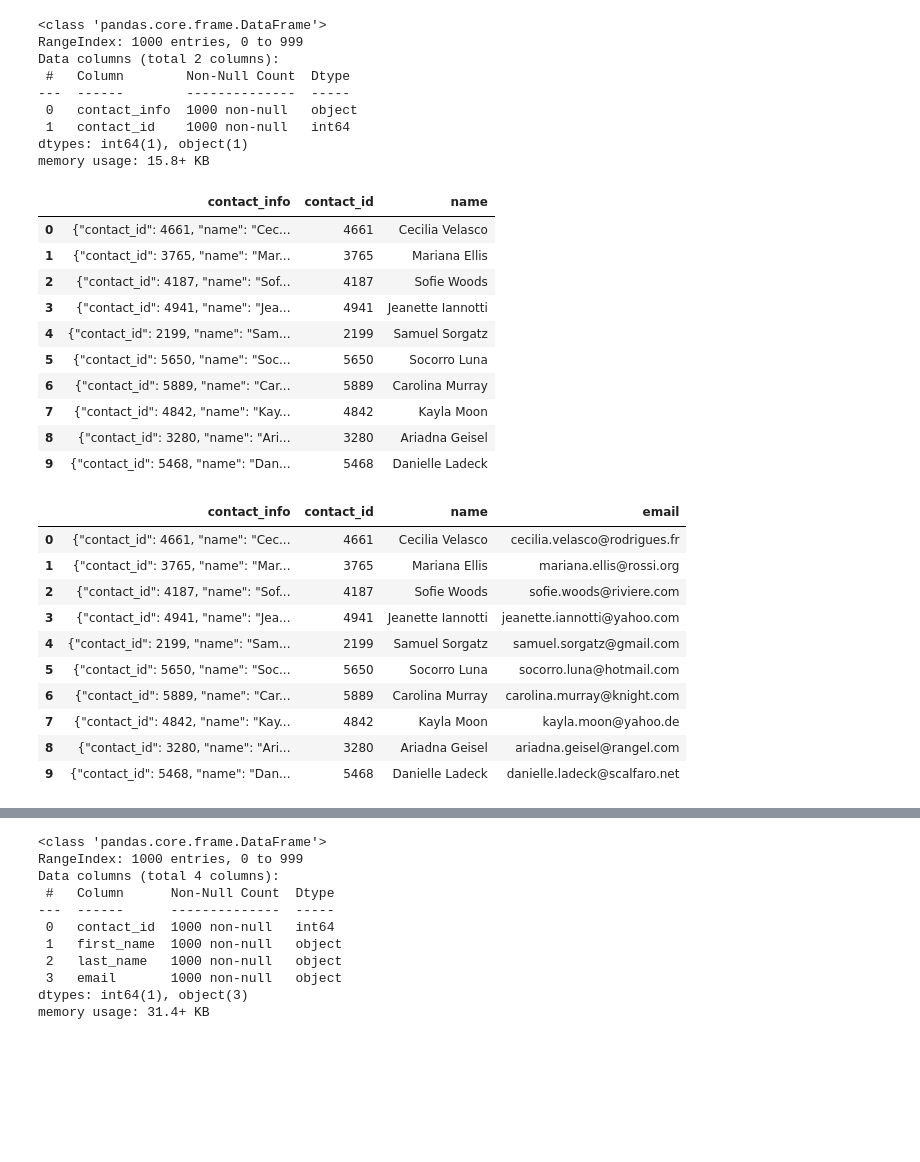
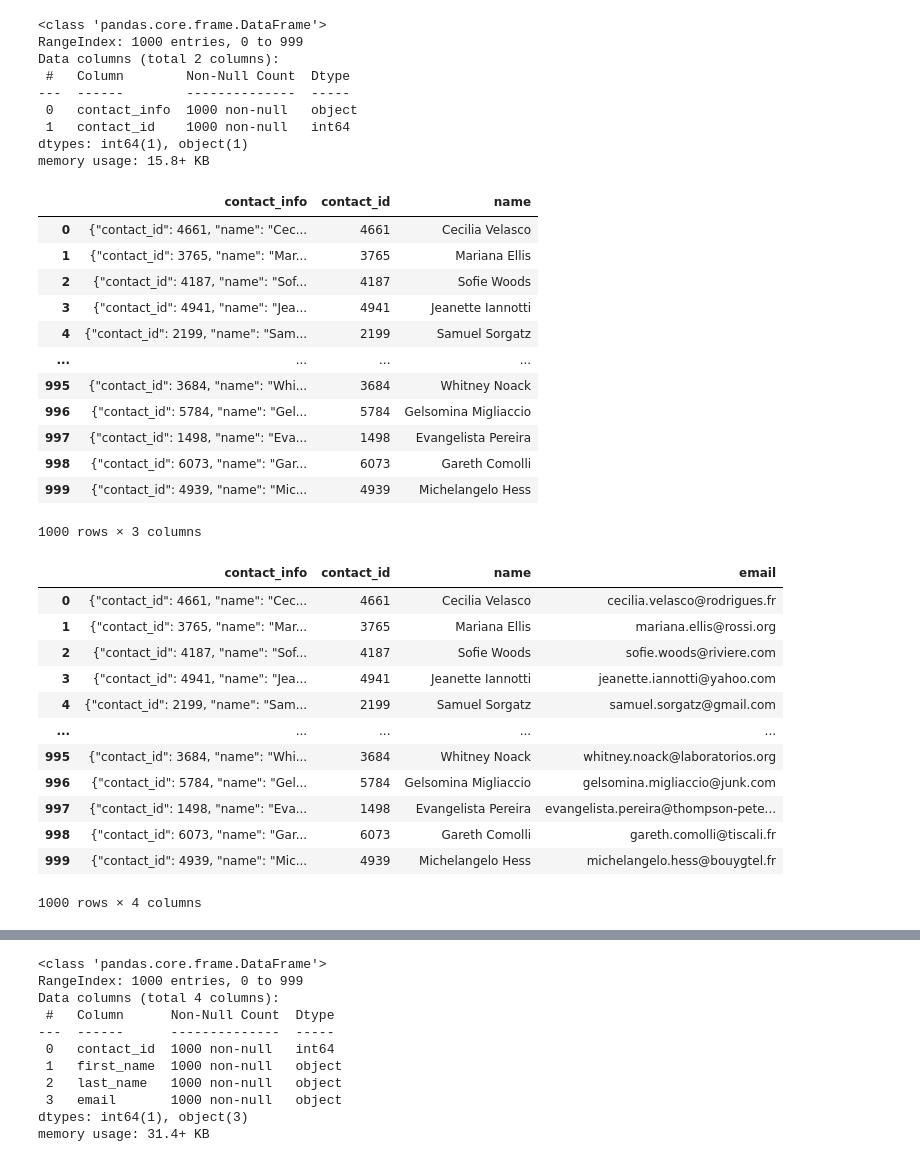
Before and after one commit to CassiaY/Crowdfunding_ETL, a Jupyter notebook: Starter_Files/ETL_Mini_Project_Group_6.ipynb, the cells around one changed output, grey strips where cells are left out. Cells and saved outputs as stored; diff of their text form; code cells hidden in the pictures; blank space fills up the shorter version.

```diff
--- a/Starter_Files/ETL_Mini_Project_Group_6.ipynb
+++ b/Starter_Files/ETL_Mini_Project_Group_6.ipynb
@@ -315,7 +315,9 @@ campaign_cleaned.to_csv("Resources/campaign.csv", index=False)
 ### Extract the contacts.xlsx Data.
 # %%
 # Read the data into a Pandas DataFrame. Use the `header=2` parameter when reading in the data.
-contact_info_df = pd.read_excel('Resources/contacts.xlsx', header=2)
+contact_info_df = pd.read_excel('Resources/contacts.xlsx', header=3)
+#  header should = 3, not 2. The excel file's first two rows are notes.
+#  source: https://saturncloud.io/blog/how-to-read-excel-sheet-with-multiple-header-using-pandas/
 contact_info_df.head()
 # %% [output]
 |  | contact_info |
@@ -440,0 +434,5 @@ contact_info_df_copy.head()
+# %%
+# Extract the four-digit contact ID number.
+# https://stackoverflow.com/questions/71588724/splitting-a-column-into-multiple-using-regular-expression
+contact_info_df_copy['contact_id'] = contact_info_df_copy['contact_info'].str.extract(r'contact_id": (\d{4})')
+contact_info_df_copy
@@ -452,6 +465,9 @@ dtypes: object(2)
 memory usage: 15.8+ KB
 # %%
 # Convert the "contact_id" column to an int64 data type.
+contact_info_df_copy['contact_id'] = contact_info_df_copy['contact_id'].astype(np.int64)
+contact_info_df_copy.info()
+# https://stackoverflow.com/questions/43956335/convert-float64-column-to-int64-in-pandas
 # %% [output]
 <class 'pandas.core.frame.DataFrame'>
 RangeIndex: 1000 entries, 0 to 999
@@ -464,6 +480,8 @@ dtypes: int64(1), object(1)
 memory usage: 15.8+ KB
 # %%
 # Extract the name of the contact and add it to a new column.
+contact_info_df_copy['name'] = contact_info_df_copy['contact_info'].str.extract(r'"name": "([^"]*)"')
+contact_info_df_copy
 # %% [output]
 |  | contact_info | contact_id | name |
 | 0 | {"contact_id": 4661, "name": "Cec... | 4661 | Cecilia Velasco |
@@ -471,24 +489,30 @@ memory usage: 15.8+ KB
 | 2 | {"contact_id": 4187, "name": "Sof... | 4187 | Sofie Woods |
 | 3 | {"contact_id": 4941, "name": "Jea... | 4941 | Jeanette Iannotti |
 | 4 | {"contact_id": 2199, "name": "Sam... | 2199 | Samuel Sorgatz |
-| 5 | {"contact_id": 5650, "name": "Soc... | 5650 | Socorro Luna |
-| 6 | {"contact_id": 5889, "name": "Car... | 5889 | Carolina Murray |
-| 7 | {"contact_id": 4842, "name": "Kay... | 4842 | Kayla Moon |
-| 8 | {"contact_id": 3280, "name": "Ari... | 3280 | Ariadna Geisel |
-| 9 | {"contact_id": 5468, "name": "Dan... | 5468 | Danielle Ladeck |
+| ... | ... | ... | ... |
+| 995 | {"contact_id": 3684, "name": "Whi... | 3684 | Whitney Noack |
+| 996 | {"contact_id": 5784, "name": "Gel... | 5784 | Gelsomina Migliaccio |
+| 997 | {"contact_id": 1498, "name": "Eva... | 1498 | Evangelista Pereira |
+| 998 | {"contact_id": 6073, "name": "Gar... | 6073 | Gareth Comolli |
+| 999 | {"contact_id": 4939, "name": "Mic... | 4939 | Michelangelo Hess |
+1000 rows × 3 columns
 # %%
 # Extract the email from the contacts and add the values to a new column.
+contact_info_df_copy['email'] = contact_info_df_copy['contact_info'].str.extract(r'"email": "([^"]*)"')
+contact_info_df_copy
 # %% [output]
 |  | contact_info | contact_id | name | email |
 | 0 | {"contact_id": 4661, "name": "Cec... | 4661 | Cecilia Velasco | cecilia.velasco@rodrigues.fr |
 | 1 | {"contact_id": 3765, "name": "Mar... | 3765 | Mariana Ellis | mariana.ellis@rossi.org |
 | 2 | {"contact_id": 4187, "name": "Sof... | 4187 | Sofie Woods | sofie.woods@riviere.com |
 | 3 | {"contact_id": 4941, "name": "Jea... | 4941 | Jeanette Iannotti | jeanette.iannotti@yahoo.com |
 | 4 | {"contact_id": 2199, "name": "Sam... | 2199 | Samuel Sorgatz | samuel.sorgatz@gmail.com |
-| 5 | {"contact_id": 5650, "name": "Soc... | 5650 | Socorro Luna | socorro.luna@hotmail.com |
-| 6 | {"contact_id": 5889, "name": "Car... | 5889 | Carolina Murray | carolina.murray@knight.com |
-| 7 | {"contact_id": 4842, "name": "Kay... | 4842 | Kayla Moon | kayla.moon@yahoo.de |
-| 8 | {"contact_id": 3280, "name": "Ari... | 3280 | Ariadna Geisel | ariadna.geisel@rangel.com |
-| 9 | {"contact_id": 5468, "name": "Dan... | 5468 | Danielle Ladeck | danielle.ladeck@scalfaro.net |
+| ... | ... | ... | ... | ... |
+| 995 | {"contact_id": 3684, "name": "Whi... | 3684 | Whitney Noack | whitney.noack@laboratorios.org |
+| 996 | {"contact_id": 5784, "name": "Gel... | 5784 | Gelsomina Migliaccio | gelsomina.migliaccio@junk.com |
+| 997 | {"contact_id": 1498, "name": "Eva... | 1498 | Evangelista Pereira | evangelista.pereira@thompson-pete... |
+| 998 | {"contact_id": 6073, "name": "Gar... | 6073 | Gareth Comolli | gareth.comolli@tiscali.fr |
+| 999 | {"contact_id": 4939, "name": "Mic... | 4939 | Michelangelo Hess | michelangelo.hess@bouygtel.fr |
+1000 rows × 4 columns
 # %%
 # Create a copy of the contact_info_df with the 'contact_id', 'name', 'email' columns.
```
Also changed, not shown: parts of 8 cells of this notebook, 4 other files.
